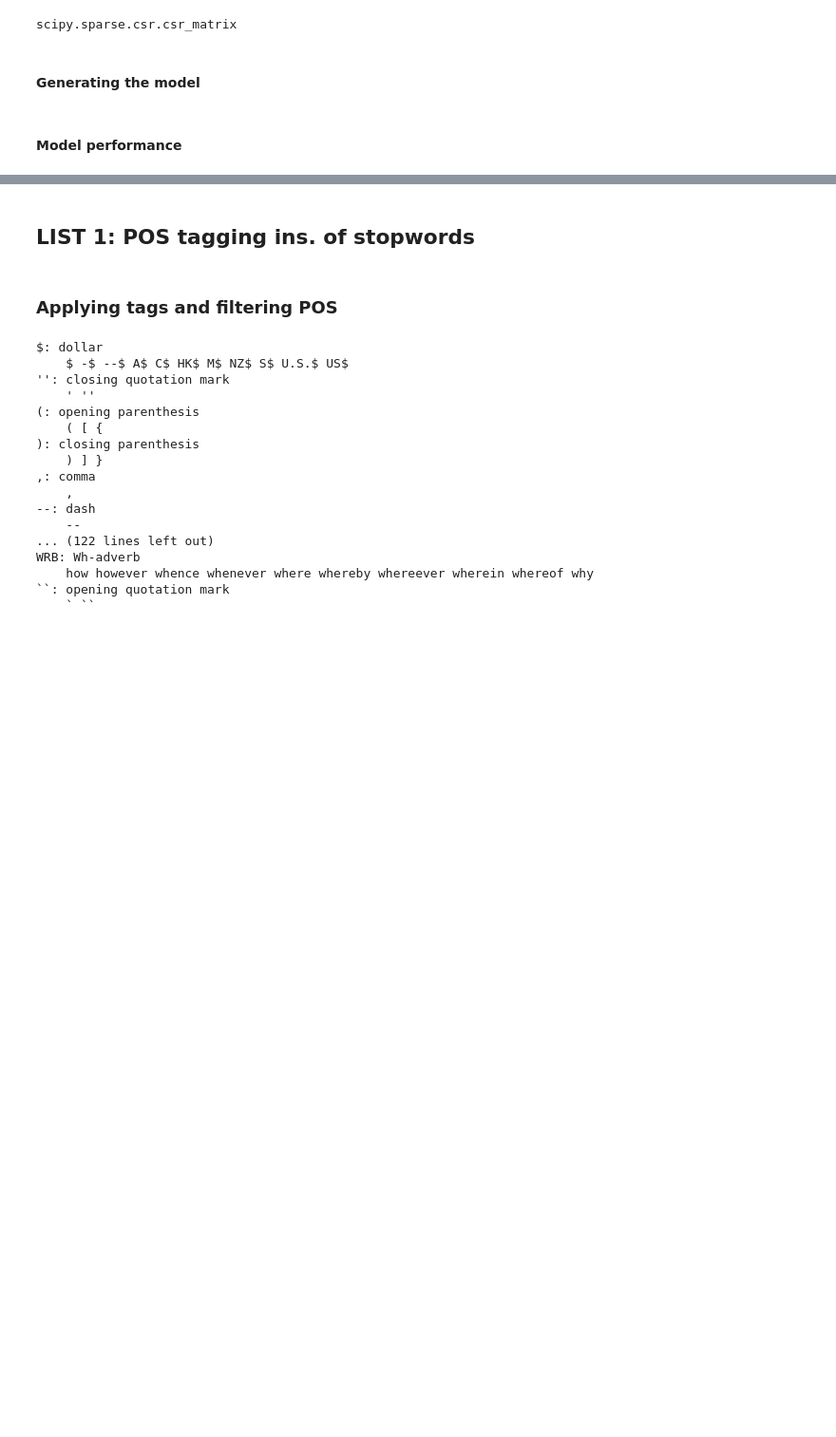
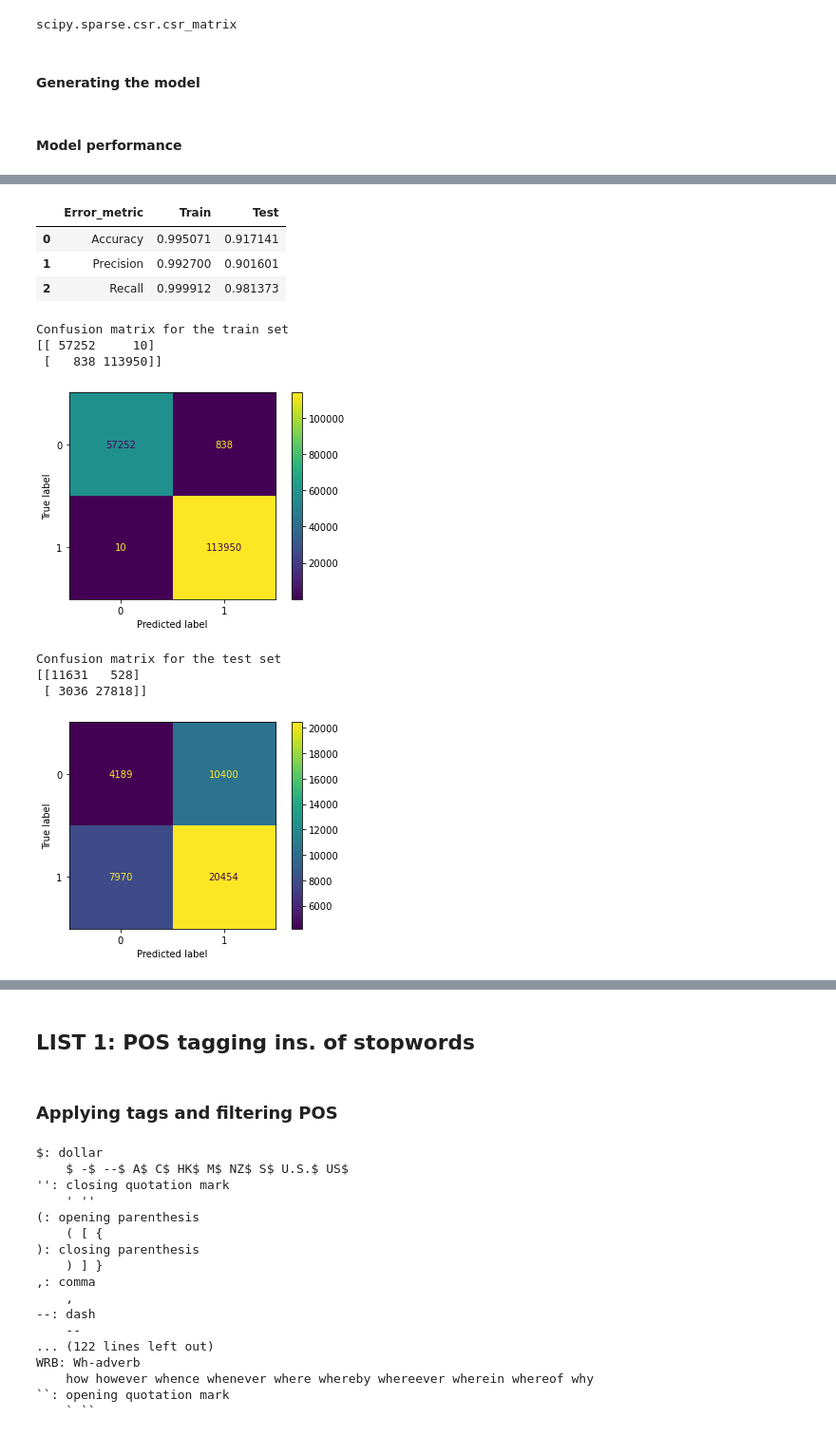
Before and after one commit to OdeliaAhdout/Drug-dataset, a Jupyter notebook: drugs_notebook.ipynb, the cells around one changed output, grey strips where cells are left out. Shown at 95% size. Drawn from its saved outputs; the diff is of its cells as text; code cells hidden in the pictures; blank space fills up the shorter version.

```diff
--- a/drugs_notebook.ipynb
+++ b/drugs_notebook.ipynb
@@ -1180,0 +1280,40 @@ weighted avg       0.92      0.92      0.91     43013
+# %%
+from sklearn.metrics import confusion_matrix
+from sklearn.metrics import accuracy_score, precision_score, recall_score, confusion_matrix
+from sklearn.metrics import plot_confusion_matrix
+
+performance_df = pd.DataFrame({'Error_metric': ['Accuracy','Precision','Recall'],
+                               'Train': [accuracy_score(y_TF_train, y_TF_train_pred_rf),
+                                         precision_score(y_TF_train, y_TF_train_pred_rf),
+                                         recall_score(y_TF_train, y_TF_train_pred_rf)],
+                               'Test': [accuracy_score(y_TF_test, y_TF_test_pred_rf),
+                                        precision_score(y_TF_test, y_TF_test_pred_rf),
+                                        recall_score(y_TF_test, y_TF_test_pred_rf)]})
+
+display(performance_df)
+
+print("Confusion matrix for the train set")
+print(confusion_matrix(y_TF_train,y_TF_train_pred_rf).T)
+plot_confusion_matrix(rf, X_TF_train, y_TF_train, values_format = 'd')
+plt.show()
+
+print()
+print()
+
+print("Confusion matrix for the test set")
+print(confusion_matrix(y_TF_test,y_TF_test_pred_rf).T)
+plot_confusion_matrix(rf, X_TF_test,y_test, values_format = 'd')
+plt.show()
+# %% [output]
+|  | Error_metric | Train | Test |
+| 0 | Accuracy | 0.995071 | 0.917141 |
+| 1 | Precision | 0.992700 | 0.901601 |
+| 2 | Recall | 0.999912 | 0.981373 |
+Confusion matrix for the train set
+[[ 57252     10]
+ [   838 113950]]
+[figure, added]
+Confusion matrix for the test set
+[[11631   528]
+ [ 3036 27818]]
+[figure, added]
```
Also changed, not shown: parts of 88 cells of this notebook.
